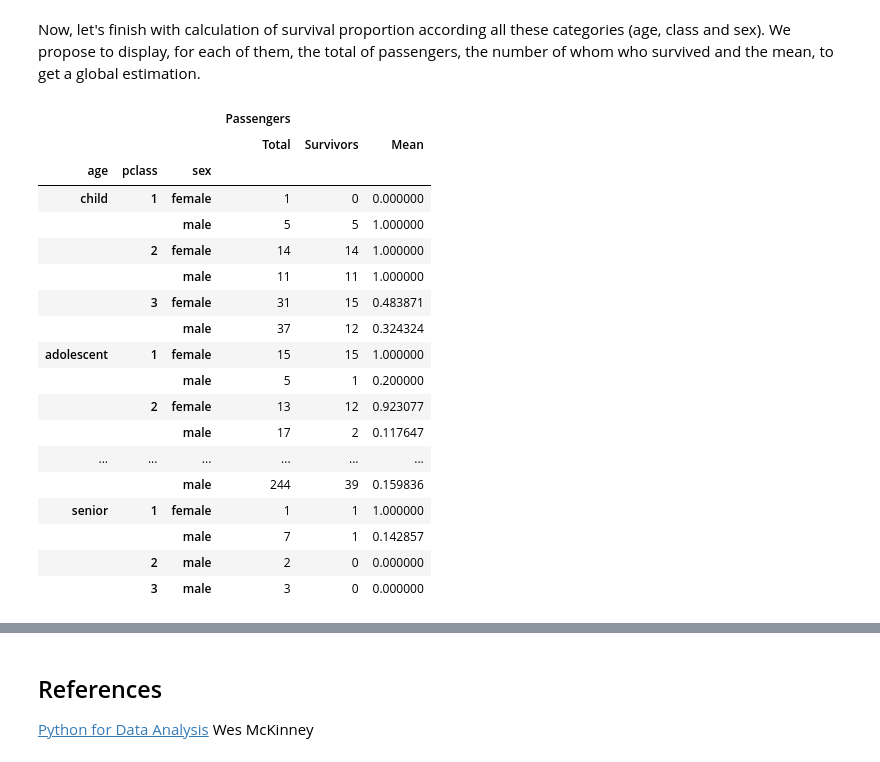
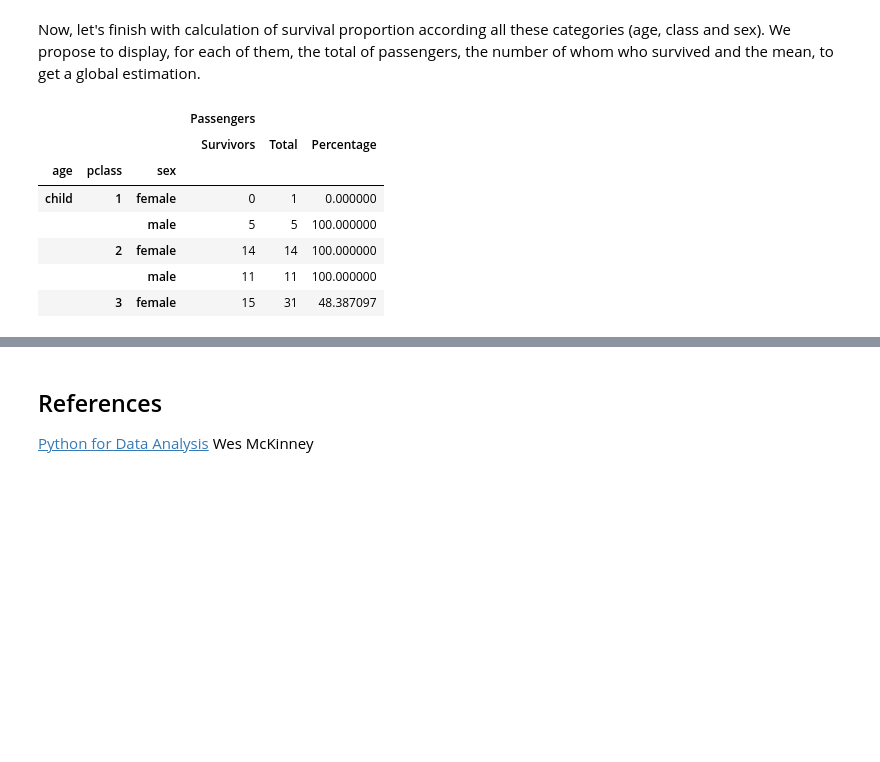
Before and after one commit to antitoine/ADAEPFL-Homework, a Jupyter notebook: 01 - Pandas and Data Wrangling/Data Wrangling with Pandas.ipynb, the cells around one changed output, grey strips where cells are left out. Saved outputs shown, nothing was run; the diff lists cells and outputs as text; code cells hidden in the pictures; blank space fills up the shorter version.

```diff
--- a/01 - Pandas and Data Wrangling/Data Wrangling with Pandas.ipynb
+++ b/01 - Pandas and Data Wrangling/Data Wrangling with Pandas.ipynb
@@ -892,25 +1932,14 @@ Again, we retrieve previous results (survival rate, difference about fare). We c
 # %% [markdown]
 Now, let's finish with calculation of survival proportion according all these categories (age, class and sex). We propose to display, for each of them, the total of passengers, the number of whom who survived and the mean, to get a global estimation.
 # %%
-survival_age_class_sex = titatic_group_age.groupby(['age', 'pclass', 'sex'])['survived'].agg({'Passengers':{'Total': 'count', 'Survivors': 'sum', 'Mean': 'mean'}})
-survival_age_class_sex.reindex_axis(['Total', 'Survivors', 'Mean'], axis=1, level=1)
+titatic_group_age_copy = titatic_group_age.groupby(['age', 'pclass', 'sex'])['survived'].agg({'Passengers':{'Total': 'count', 'Survivors': 'sum', 'Percentage':lambda x: 100*x.sum()/x.count()}})
+titatic_group_age_copy.head()
 # %% [output]
 |  |  |  | Passengers |  |  |
-|  |  |  | Total | Survivors | Mean |
+|  |  |  | Survivors | Total | Percentage |
 | age | pclass | sex |  |  |  |
-| child | 1 | female | 1 | 0 | 0.000000 |
-|  |  | male | 5 | 5 | 1.000000 |
-|  | 2 | female | 14 | 14 | 1.000000 |
-|  |  | male | 11 | 11 | 1.000000 |
-|  | 3 | female | 31 | 15 | 0.483871 |
-|  |  | male | 37 | 12 | 0.324324 |
-| adolescent | 1 | female | 15 | 15 | 1.000000 |
-|  |  | male | 5 | 1 | 0.200000 |
-|  | 2 | female | 13 | 12 | 0.923077 |
-|  |  | male | 17 | 2 | 0.117647 |
-| ... | ... | ... | ... | ... | ... |
-|  |  | male | 244 | 39 | 0.159836 |
-| senior | 1 | female | 1 | 1 | 1.000000 |
-|  |  | male | 7 | 1 | 0.142857 |
-|  | 2 | male | 2 | 0 | 0.000000 |
-|  | 3 | male | 3 | 0 | 0.000000 |
+| child | 1 | female | 0 | 1 | 0.000000 |
+|  |  | male | 5 | 5 | 100.000000 |
+|  | 2 | female | 14 | 14 | 100.000000 |
+|  |  | male | 11 | 11 | 100.000000 |
+|  | 3 | female | 15 | 31 | 48.387097 |
```
Also changed, not shown: parts of 123 cells of this notebook.
